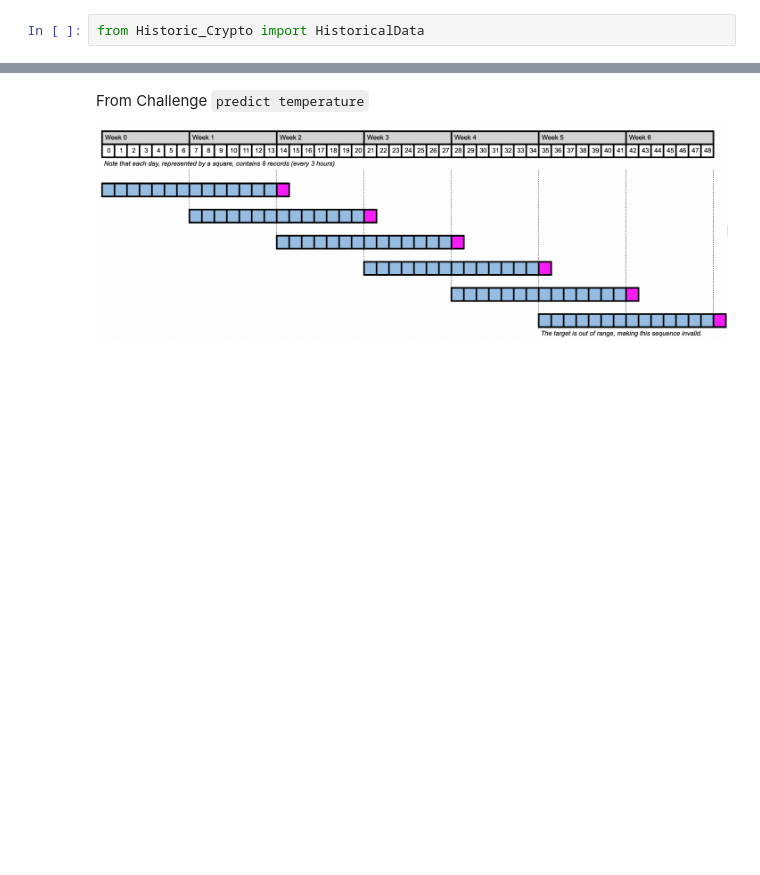
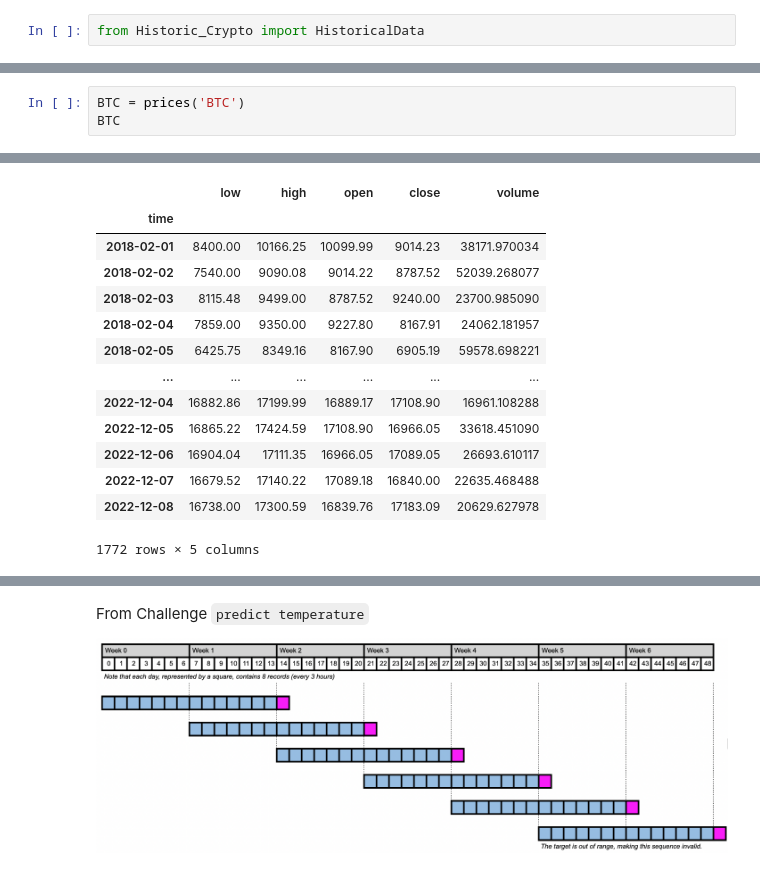
Before and after one commit to monicasainer/gossips_cryptos, a Jupyter notebook: notebooks/monica.ipynb, the cells around one changed output, grey strips where cells are left out. Saved outputs shown, nothing was run; the diff lists cells and outputs as text; blank space fills up the shorter version.

```diff
--- a/notebooks/monica.ipynb
+++ b/notebooks/monica.ipynb
@@ -104,0 +67,4 @@ Provisional End: 2023-01-05T00:00:00
+# %%
+BTC = prices('BTC')
+BTC
+# %% [output]
@@ -105 +83,15 @@ Provisional End: 2023-01-05T00:00:00
+|  | low | high | open | close | volume |
+| time |  |  |  |  |  |
+| 2018-02-01 | 8400.00 | 10166.25 | 10099.99 | 9014.23 | 38171.970034 |
+| 2018-02-02 | 7540.00 | 9090.08 | 9014.22 | 8787.52 | 52039.268077 |
+| 2018-02-03 | 8115.48 | 9499.00 | 8787.52 | 9240.00 | 23700.985090 |
+| 2018-02-04 | 7859.00 | 9350.00 | 9227.80 | 8167.91 | 24062.181957 |
+| 2018-02-05 | 6425.75 | 8349.16 | 8167.90 | 6905.19 | 59578.698221 |
+| ... | ... | ... | ... | ... | ... |
+| 2022-12-04 | 16882.86 | 17199.99 | 16889.17 | 17108.90 | 16961.108288 |
+| 2022-12-05 | 16865.22 | 17424.59 | 17108.90 | 16966.05 | 33618.451090 |
+| 2022-12-06 | 16904.04 | 17111.35 | 16966.05 | 17089.05 | 26693.610117 |
+| 2022-12-07 | 16679.52 | 17140.22 | 17089.18 | 16840.00 | 22635.468488 |
+| 2022-12-08 | 16738.00 | 17300.59 | 16839.76 | 17183.09 | 20629.627978 |
+1772 rows × 5 columns
 # %%
```
Also changed, not shown: parts of 47 cells of this notebook, 5 other files.
